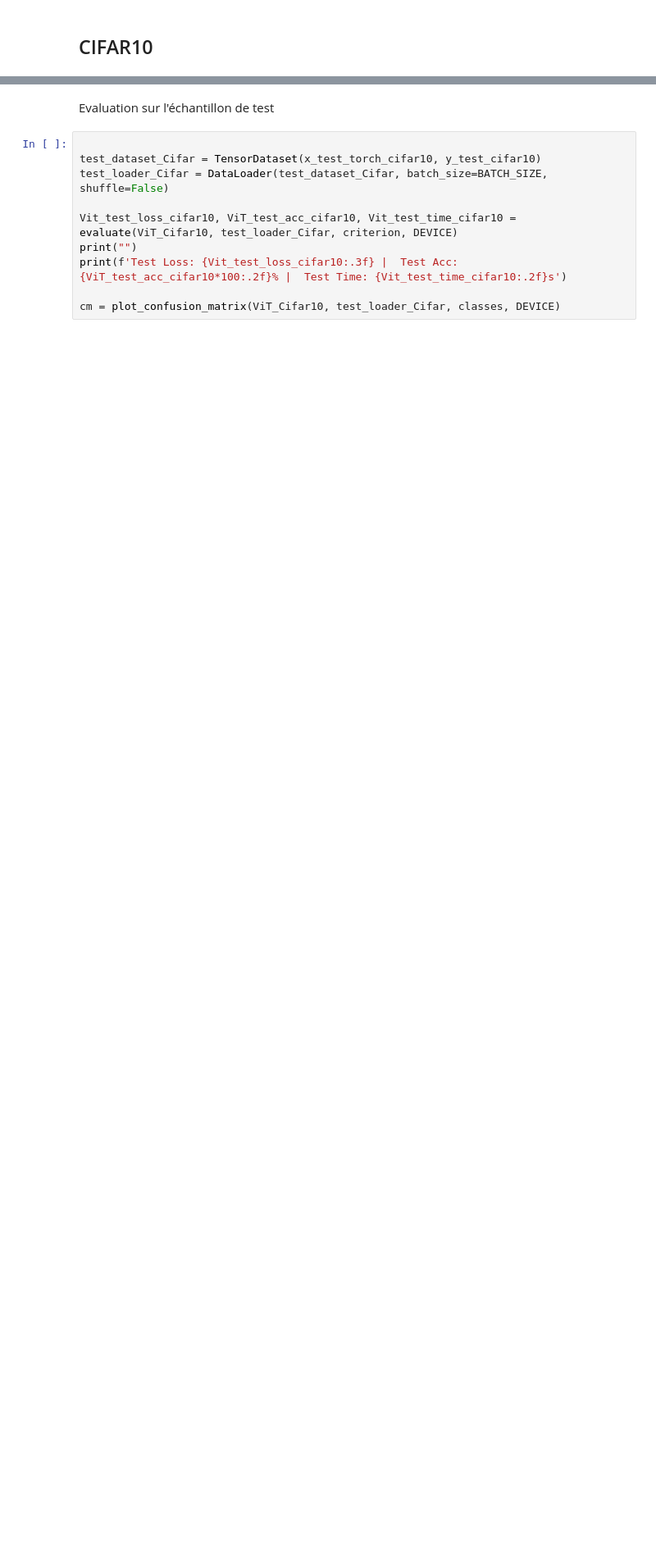
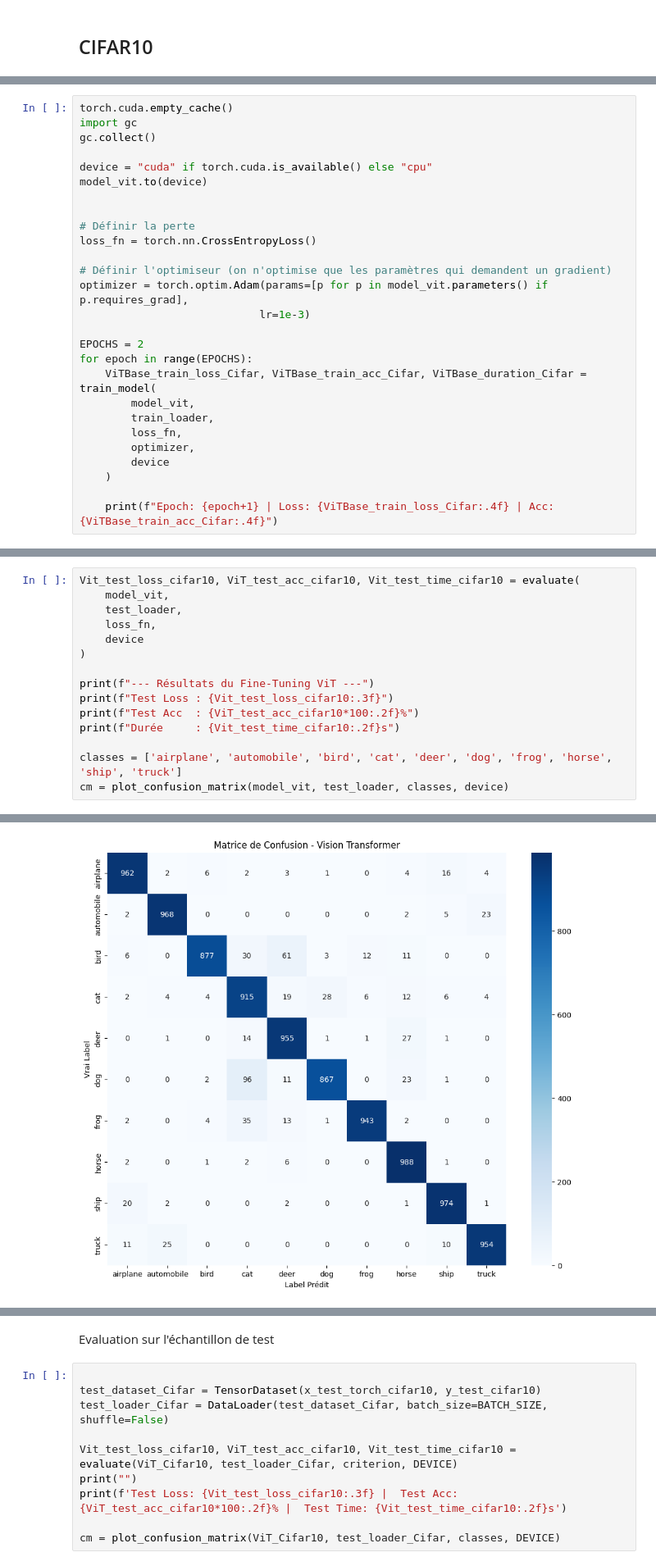
Before and after one commit to Viictordvd/High-Dimensional-and-Deep-Learning, a Jupyter notebook: Projet-3-ViTvsCNN/Projet_3V2.ipynb, the cells around one changed output, grey strips where cells are left out. Shown at 82% size. Saved outputs shown, nothing was run; the diff lists cells and outputs as text; blank space fills up the shorter version.

```diff
--- a/Projet-3-ViTvsCNN/Projet_3V2.ipynb
+++ b/Projet-3-ViTvsCNN/Projet_3V2.ipynb
@@ -1665,0 +1777,27 @@ Test Loss: 0.512 |  Test Acc: 80.92% |  Test Time: 46.60s
+# %%
+torch.cuda.empty_cache()
+import gc
+gc.collect()
+
+device = "cuda" if torch.cuda.is_available() else "cpu"
+model_vit.to(device)
+
+
+# Définir la perte
+loss_fn = torch.nn.CrossEntropyLoss()
+
+# Définir l'optimiseur (on n'optimise que les paramètres qui demandent un gradient)
+optimizer = torch.optim.Adam(params=[p for p in model_vit.parameters() if p.requires_grad],
+                            lr=1e-3)
+
+EPOCHS = 2
+for epoch in range(EPOCHS):
+    ViTBase_train_loss_Cifar, ViTBase_train_acc_Cifar, ViTBase_duration_Cifar = train_model(
+        model_vit,
+        train_loader,
+        loss_fn,
+        optimizer,
+        device
+    )
+
+    print(f"Epoch: {epoch+1} | Loss: {ViTBase_train_loss_Cifar:.4f} | Acc: {ViTBase_train_acc_Cifar:.4f}")
@@ -1665,0 +1809,16 @@ Test Loss: 0.512 |  Test Acc: 80.92% |  Test Time: 46.60s
+# %%
+Vit_test_loss_cifar10, ViT_test_acc_cifar10, Vit_test_time_cifar10 = evaluate(
+    model_vit,
+    test_loader,
+    loss_fn,
+    device
+)
+
+print(f"--- Résultats du Fine-Tuning ViT ---")
+print(f"Test Loss : {Vit_test_loss_cifar10:.3f}")
+print(f"Test Acc  : {ViT_test_acc_cifar10*100:.2f}%")
+print(f"Durée     : {Vit_test_time_cifar10:.2f}s")
+
+classes = ['airplane', 'automobile', 'bird', 'cat', 'deer', 'dog', 'frog', 'horse', 'ship', 'truck']
+cm = plot_confusion_matrix(model_vit, test_loader, classes, device)
+# %% [output]
@@ -1665,0 +1829 @@ Test Loss: 0.512 |  Test Acc: 80.92% |  Test Time: 46.60s
+[figure, added]
```
Also changed, not shown: parts of 18 cells of this notebook.
